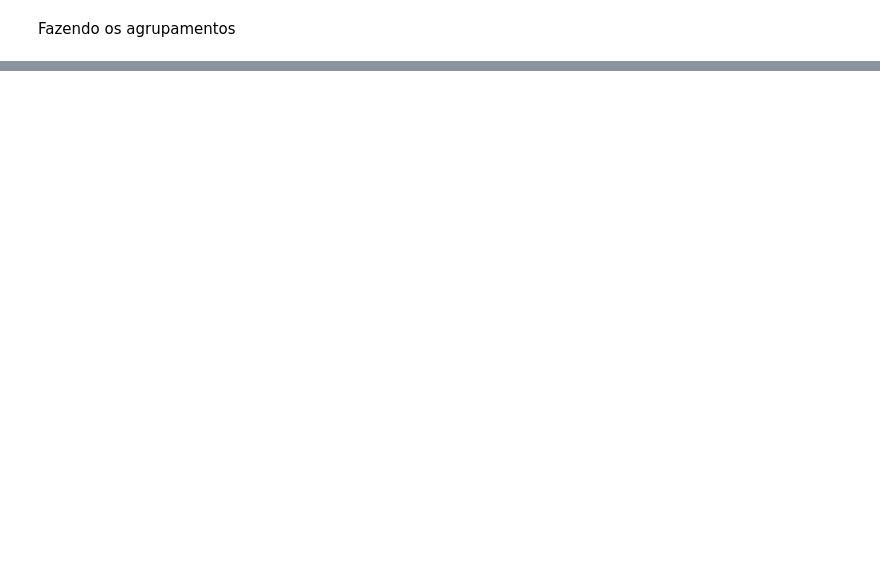
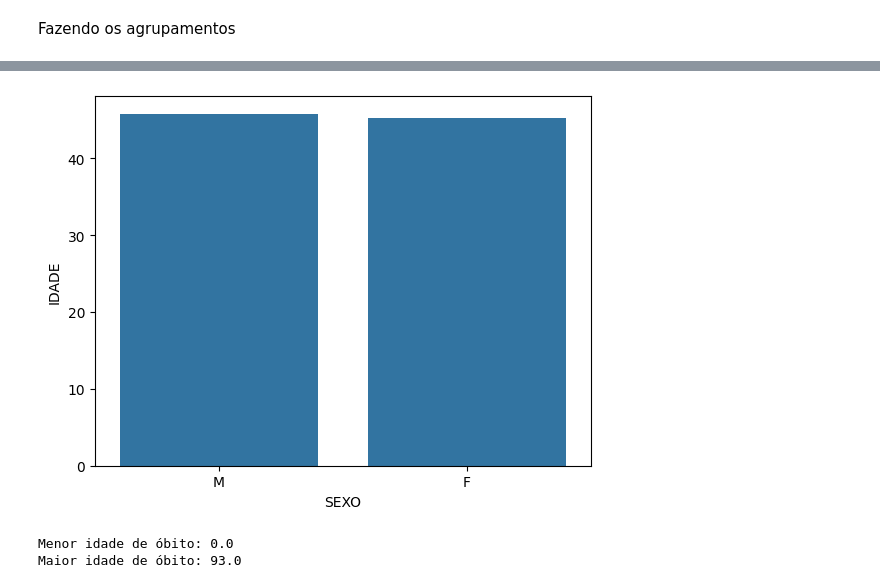
Before and after one commit to Jeanbernardo20/analise-Febre-Amarela, a Jupyter notebook: projeto/projeto.ipynb, the cells around one changed output, grey strips where cells are left out. Drawn from its saved outputs; the diff is of its cells as text; code cells hidden in the pictures; blank space fills up the shorter version.

```diff
--- a/projeto/projeto.ipynb
+++ b/projeto/projeto.ipynb
@@ -254,0 +248,15 @@ agg_idade_min
+# %%
+#plotando os dados
+sns.barplot(data=agg_faixa_etaria, x="SEXO", y="IDADE");
+# %% [output]
+[figure, added]
+# %%
+#checando a idade minina de falecimento e maxima
+
+idade_minima_obito = obitos['IDADE'].min()
+idade_maxima_obito = obitos['IDADE'].max()
+print("Menor idade de óbito:", idade_minima_obito)
+print("Maior idade de óbito:", idade_maxima_obito)
+# %% [output]
+Menor idade de óbito: 0.0
+Maior idade de óbito: 93.0
```
Also changed, not shown: parts of 25 cells of this notebook.
